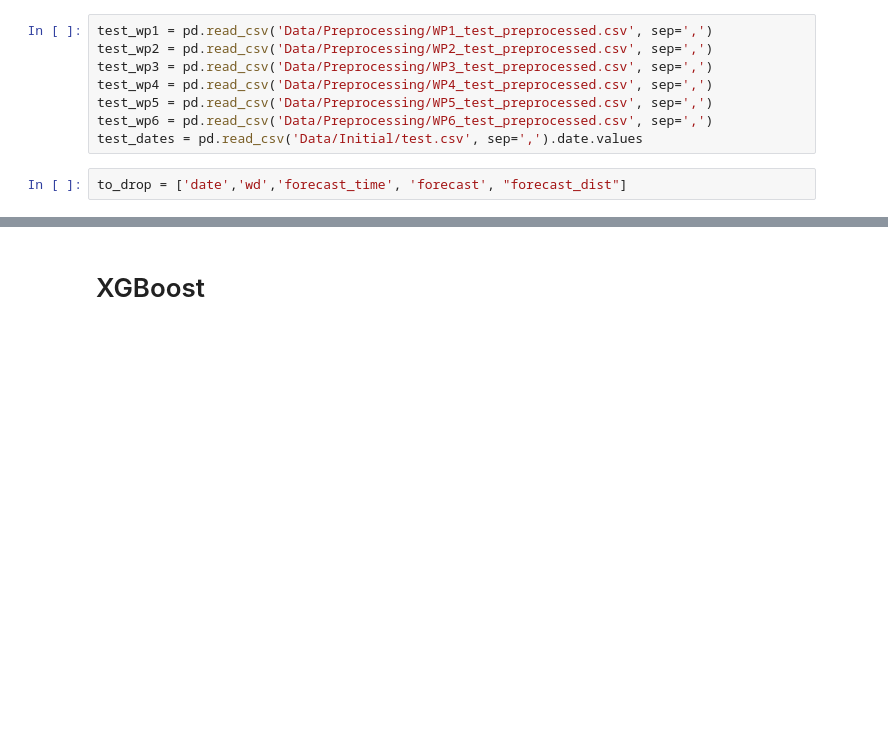
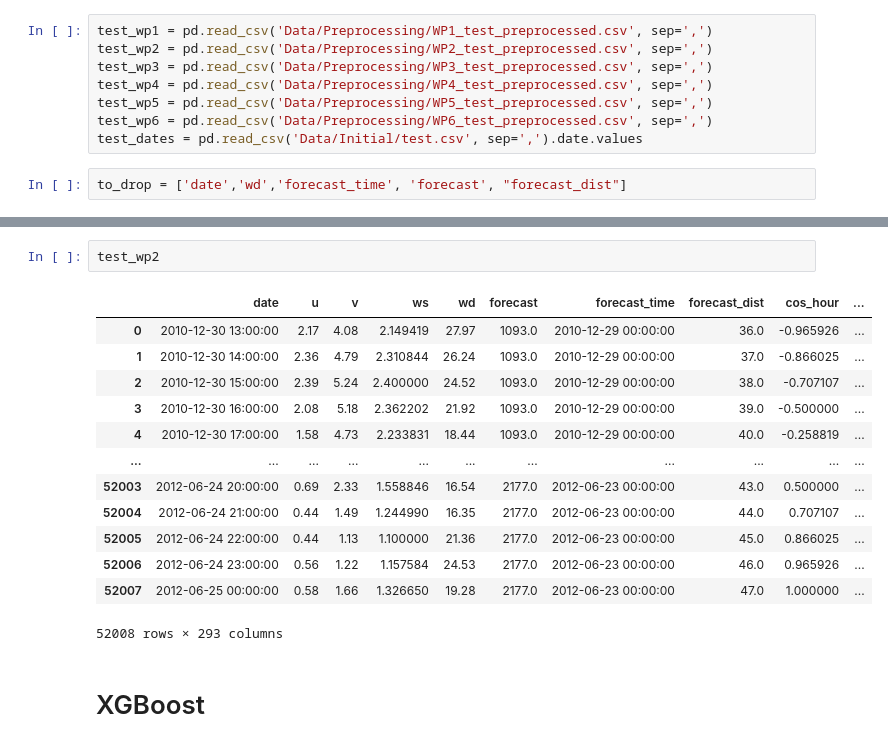
Before and after one commit to MorganeVives/DataChallenge_WP_phase2, a Jupyter notebook: Model_development-XGBoost.ipynb, the cells around one changed output, grey strips where cells are left out. Drawn from its saved outputs; the diff is of its cells as text; blank space fills up the shorter version.

```diff
--- a/Model_development-XGBoost.ipynb
+++ b/Model_development-XGBoost.ipynb
@@ -51,3 +67,19 @@ to_drop = ['date','wd','forecast_time', 'forecast', "forecast_dist"]
+# %%
+test_wp2
+# %% [output]
+|  | date | u | v | ws | wd | forecast | forecast_time | forecast_dist | cos_hour | ... |
+| 0 | 2010-12-30 13:00:00 | 2.17 | 4.08 | 2.149419 | 27.97 | 1093.0 | 2010-12-29 00:00:00 | 36.0 | -0.965926 | ... |
+| 1 | 2010-12-30 14:00:00 | 2.36 | 4.79 | 2.310844 | 26.24 | 1093.0 | 2010-12-29 00:00:00 | 37.0 | -0.866025 | ... |
+| 2 | 2010-12-30 15:00:00 | 2.39 | 5.24 | 2.400000 | 24.52 | 1093.0 | 2010-12-29 00:00:00 | 38.0 | -0.707107 | ... |
+| 3 | 2010-12-30 16:00:00 | 2.08 | 5.18 | 2.362202 | 21.92 | 1093.0 | 2010-12-29 00:00:00 | 39.0 | -0.500000 | ... |
+| 4 | 2010-12-30 17:00:00 | 1.58 | 4.73 | 2.233831 | 18.44 | 1093.0 | 2010-12-29 00:00:00 | 40.0 | -0.258819 | ... |
+| ... | ... | ... | ... | ... | ... | ... | ... | ... | ... | ... |
+| 52003 | 2012-06-24 20:00:00 | 0.69 | 2.33 | 1.558846 | 16.54 | 2177.0 | 2012-06-23 00:00:00 | 43.0 | 0.500000 | ... |
+| 52004 | 2012-06-24 21:00:00 | 0.44 | 1.49 | 1.244990 | 16.35 | 2177.0 | 2012-06-23 00:00:00 | 44.0 | 0.707107 | ... |
+| 52005 | 2012-06-24 22:00:00 | 0.44 | 1.13 | 1.100000 | 21.36 | 2177.0 | 2012-06-23 00:00:00 | 45.0 | 0.866025 | ... |
+| 52006 | 2012-06-24 23:00:00 | 0.56 | 1.22 | 1.157584 | 24.53 | 2177.0 | 2012-06-23 00:00:00 | 46.0 | 0.965926 | ... |
+| 52007 | 2012-06-25 00:00:00 | 0.58 | 1.66 | 1.326650 | 19.28 | 2177.0 | 2012-06-23 00:00:00 | 47.0 | 1.000000 | ... |
+52008 rows × 293 columns
 # %% [markdown]
 # XGBoost
 # %%
```
Also changed, not shown: parts of 2 cells of this notebook, 2 other files.
